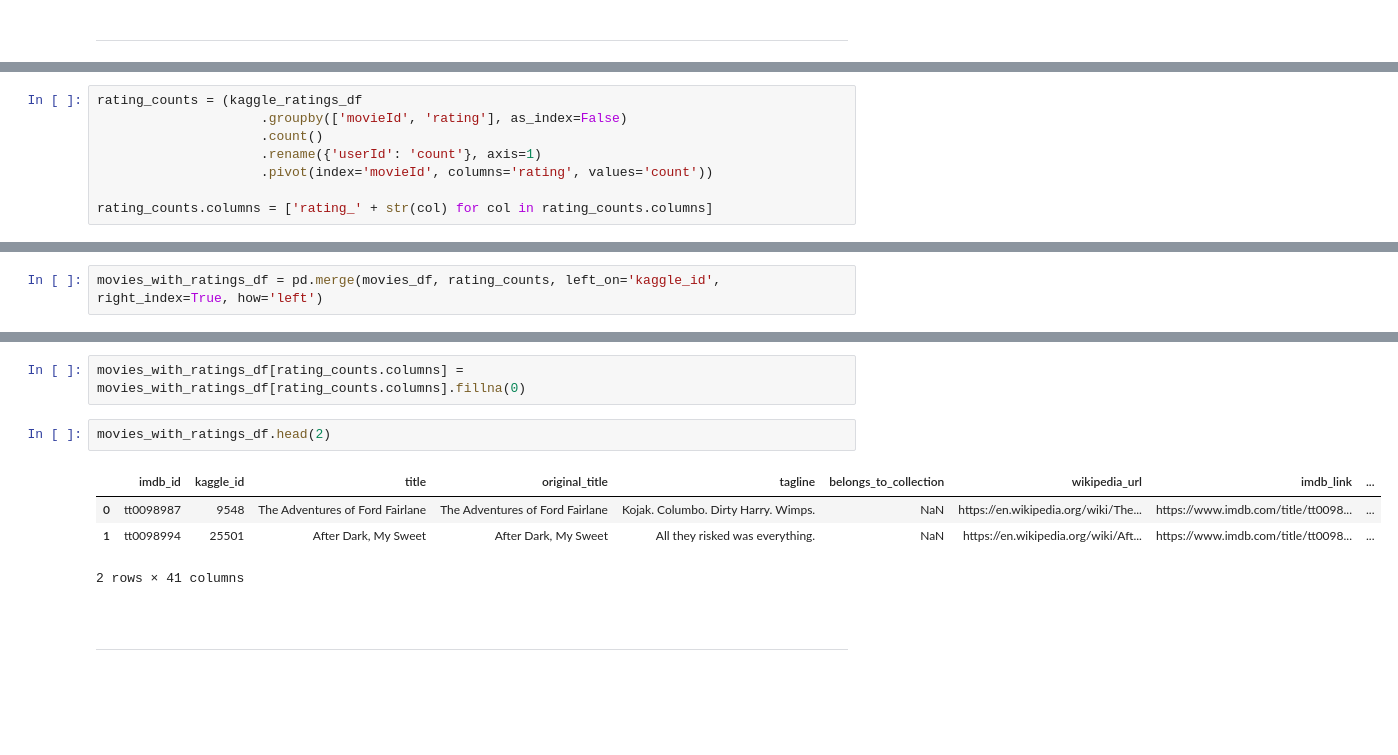
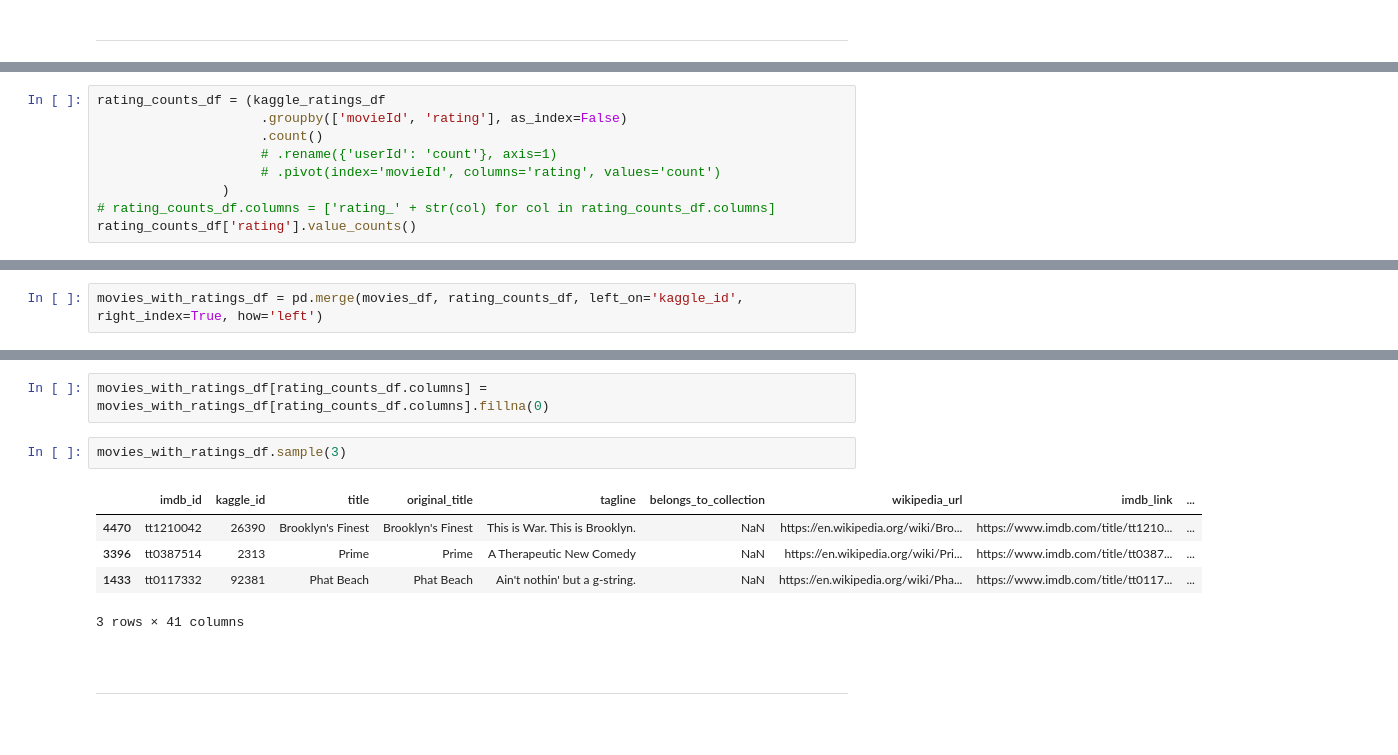
Before and after one commit to cdpeters/movies-ETL, a Jupyter notebook: movies_etl.ipynb, the cells around one changed output, grey strips where cells are left out. Saved outputs shown, nothing was run; the diff lists cells and outputs as text; blank space fills up the shorter version.

```diff
--- a/movies_etl.ipynb
+++ b/movies_etl.ipynb
@@ -1148,8 +1148,9 @@ movies_df.head(2)
 # %%
-rating_counts = (kaggle_ratings_df
+rating_counts_df = (kaggle_ratings_df
                      .groupby(['movieId', 'rating'], as_index=False)
                      .count()
-                     .rename({'userId': 'count'}, axis=1)
-                     .pivot(index='movieId', columns='rating', values='count'))
-
-rating_counts.columns = ['rating_' + str(col) for col in rating_counts.columns]
+                     # .rename({'userId': 'count'}, axis=1)
+                     # .pivot(index='movieId', columns='rating', values='count')
+                )
+# rating_counts_df.columns = ['rating_' + str(col) for col in rating_counts_df.columns]
+rating_counts_df['rating'].value_counts()
@@ -1173,3 +1169,3 @@ rating_counts
 # %%
-movies_with_ratings_df = pd.merge(movies_df, rating_counts, left_on='kaggle_id', right_index=True, how='left')
+movies_with_ratings_df = pd.merge(movies_df, rating_counts_df, left_on='kaggle_id', right_index=True, how='left')
 # %%
@@ -1182,12 +1187,13 @@ movies_with_ratings_df.head(2)
 # %%
-movies_with_ratings_df[rating_counts.columns] = movies_with_ratings_df[rating_counts.columns].fillna(0)
+movies_with_ratings_df[rating_counts_df.columns] = movies_with_ratings_df[rating_counts_df.columns].fillna(0)
 # %%
-movies_with_ratings_df.head(2)
+movies_with_ratings_df.sample(3)
 # %% [output]
 |  | imdb_id | kaggle_id | title | original_title | tagline | belongs_to_collection | wikipedia_url | imdb_link | ... |
-| 0 | tt0098987 | 9548 | The Adventures of Ford Fairlane | The Adventures of Ford Fairlane | Kojak. Columbo. Dirty Harry. Wimps. | NaN | https://en.wikipedia.org/wiki/The... | https://www.imdb.com/title/tt0098... | ... |
-| 1 | tt0098994 | 25501 | After Dark, My Sweet | After Dark, My Sweet | All they risked was everything. | NaN | https://en.wikipedia.org/wiki/Aft... | https://www.imdb.com/title/tt0098... | ... |
+| 4470 | tt1210042 | 26390 | Brooklyn's Finest | Brooklyn's Finest | This is War. This is Brooklyn. | NaN | https://en.wikipedia.org/wiki/Bro... | https://www.imdb.com/title/tt1210... | ... |
+| 3396 | tt0387514 | 2313 | Prime | Prime | A Therapeutic New Comedy | NaN | https://en.wikipedia.org/wiki/Pri... | https://www.imdb.com/title/tt0387... | ... |
+| 1433 | tt0117332 | 92381 | Phat Beach | Phat Beach | Ain't nothin' but a g-string. | NaN | https://en.wikipedia.org/wiki/Pha... | https://www.imdb.com/title/tt0117... | ... |
-2 rows × 41 columns
+3 rows × 41 columns
 # %% [markdown]
 <br/>
 <hr/>
```
Also changed, not shown: parts of 10 cells of this notebook.
